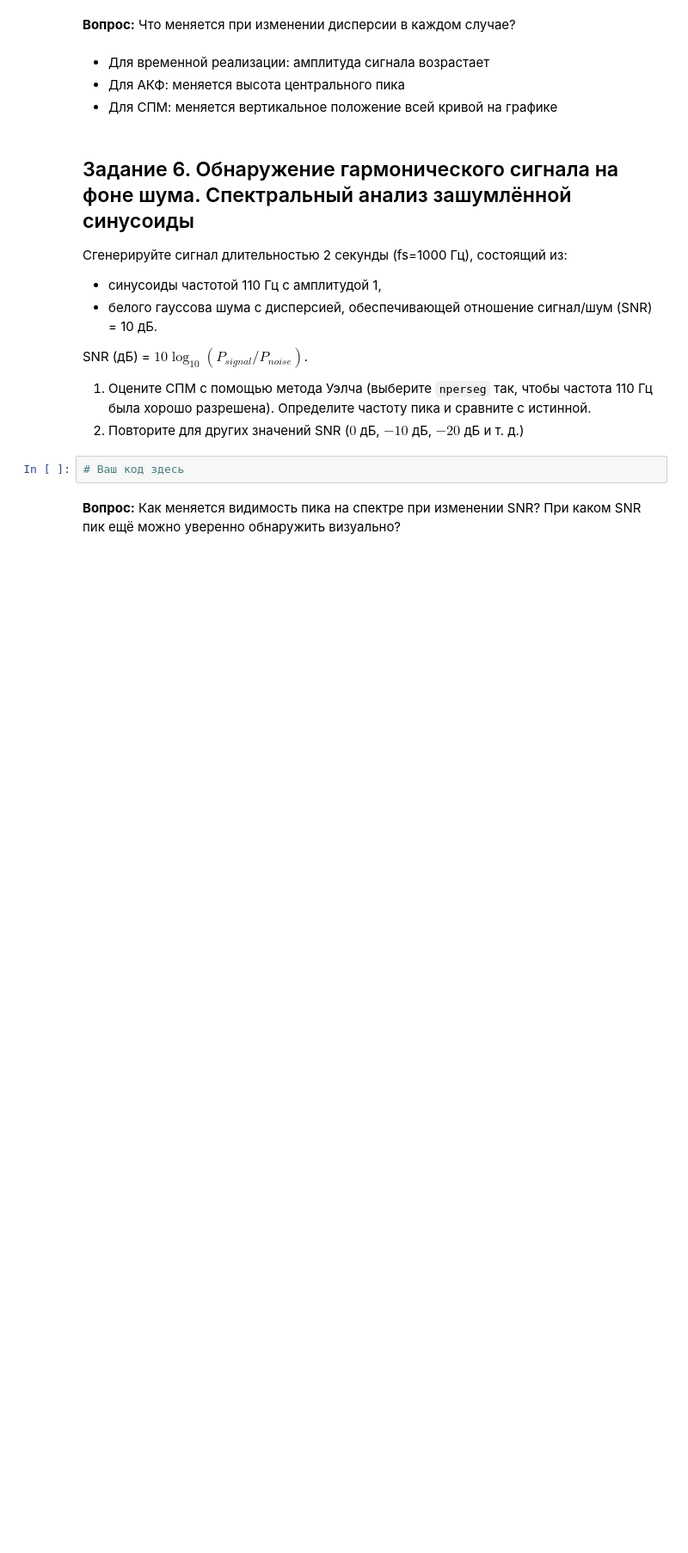
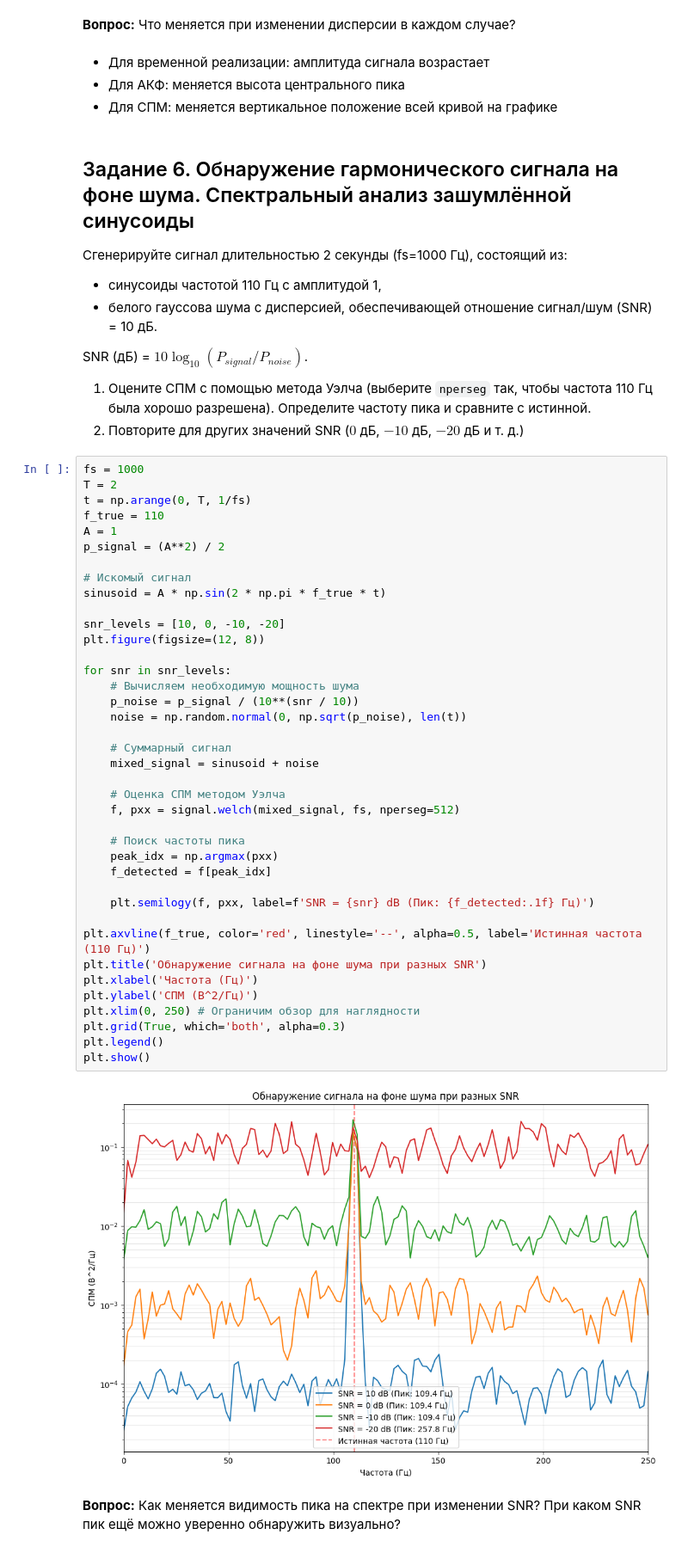
Before and after one commit to Uzema/dsp-seminars, a Jupyter notebook: seminars/4.ipynb, the cells around one changed output. Shown at 86% size. Drawn from its saved outputs; the diff is of its cells as text; blank space fills up the shorter version.

```diff
--- a/seminars/4.ipynb
+++ b/seminars/4.ipynb
@@ -298,7 +298,46 @@ SNR (дБ) = $10 \log_{10}(P_{signal}/P_{noise})$.
 
 1. Оцените СПМ с помощью метода Уэлча (выберите `nperseg` так, чтобы частота 110 Гц была хорошо разрешена). Определите частоту пика и сравните с истинной.
 2. Повторите для других значений SNR ($0$ дБ, $-10$ дБ, $-20$ дБ и т. д.)
-# %%
-# Ваш код здесь
+# %%
+fs = 1000
+T = 2
+t = np.arange(0, T, 1/fs)
+f_true = 110
+A = 1
+p_signal = (A**2) / 2
+
+# Искомый сигнал
+sinusoid = A * np.sin(2 * np.pi * f_true * t)
+
+snr_levels = [10, 0, -10, -20]
+plt.figure(figsize=(12, 8))
+
+for snr in snr_levels:
+    # Вычисляем необходимую мощность шума
+    p_noise = p_signal / (10**(snr / 10))
+    noise = np.random.normal(0, np.sqrt(p_noise), len(t))
+
+    # Суммарный сигнал
+    mixed_signal = sinusoid + noise
+
+    # Оценка СПМ методом Уэлча
+    f, pxx = signal.welch(mixed_signal, fs, nperseg=512)
+
+    # Поиск частоты пика
+    peak_idx = np.argmax(pxx)
+    f_detected = f[peak_idx]
+
+    plt.semilogy(f, pxx, label=f'SNR = {snr} dB (Пик: {f_detected:.1f} Гц)')
+
+plt.axvline(f_true, color='red', linestyle='--', alpha=0.5, label='Истинная частота (110 Гц)')
+plt.title('Обнаружение сигнала на фоне шума при разных SNR')
+plt.xlabel('Частота (Гц)')
+plt.ylabel('СПМ (В^2/Гц)')
+plt.xlim(0, 250) # Ограничим обзор для наглядности
+plt.grid(True, which='both', alpha=0.3)
+plt.legend()
+plt.show()
+# %% [output]
+[figure, added]
 # %% [markdown]
 **Вопрос:** Как меняется видимость пика на спектре при изменении SNR? При каком SNR пик ещё можно уверенно обнаружить визуально?
```
Also changed, not shown: parts of 2 cells of this notebook.
